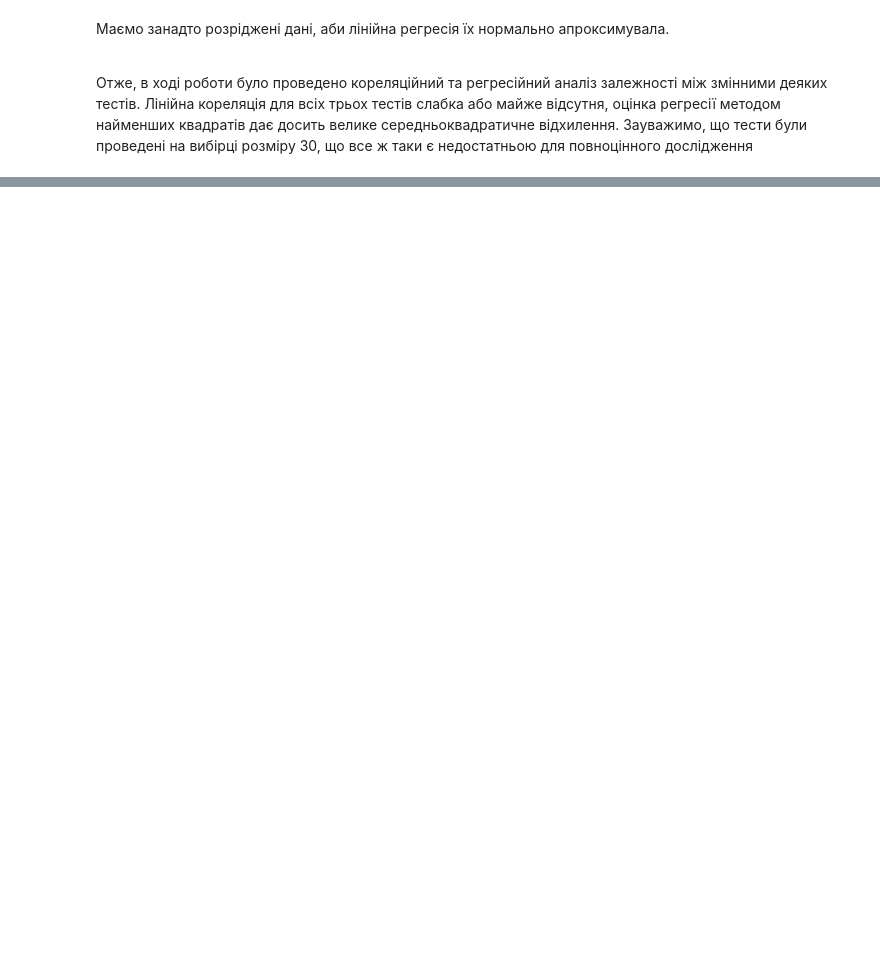
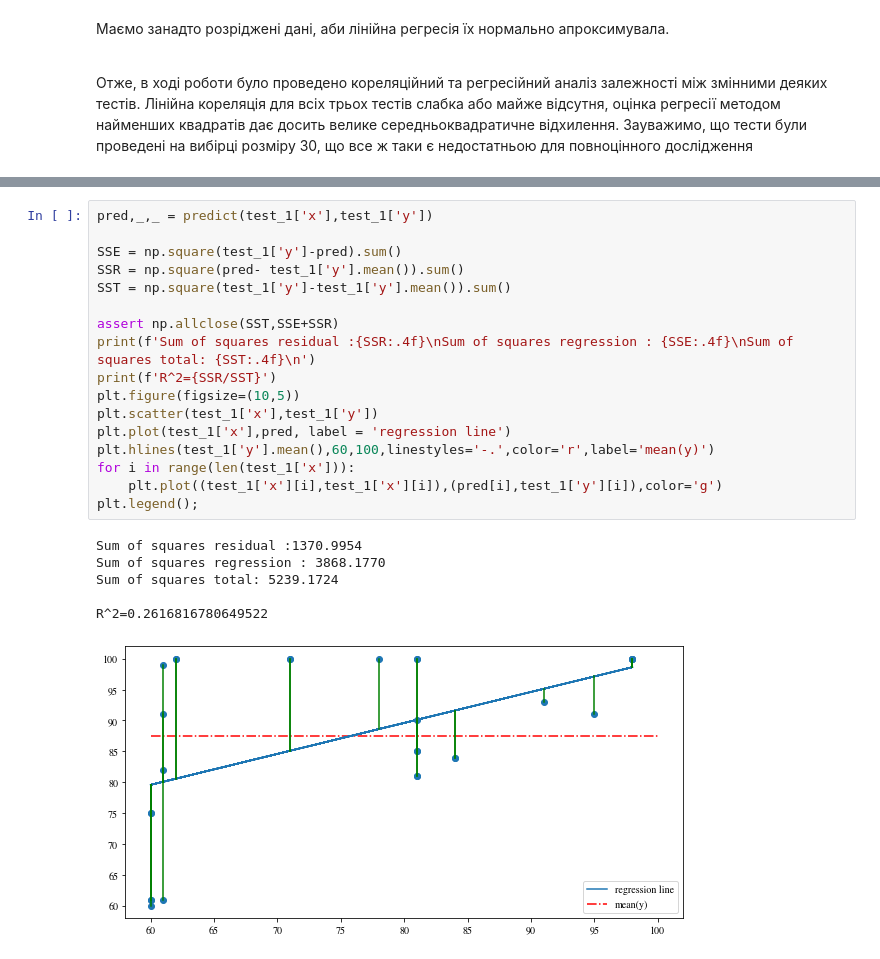
Before and after one commit to EddieKro/Data-Analysis, a Jupyter notebook: projects/task3/Task3.ipynb, the cells around one changed output, grey strips where cells are left out. Drawn from its saved outputs; the diff is of its cells as text; blank space fills up the shorter version.

```diff
--- a/projects/task3/Task3.ipynb
+++ b/projects/task3/Task3.ipynb
@@ -236,0 +252,24 @@ for i in range(3):
+# %%
+pred,_,_ = predict(test_1['x'],test_1['y'])
+
+SSE = np.square(test_1['y']-pred).sum()
+SSR = np.square(pred- test_1['y'].mean()).sum()
+SST = np.square(test_1['y']-test_1['y'].mean()).sum()
+
+assert np.allclose(SST,SSE+SSR)
+print(f'Sum of squares residual :{SSR:.4f}\nSum of squares regression : {SSE:.4f}\nSum of squares total: {SST:.4f}\n')
+print(f'R^2={SSR/SST}')
+plt.figure(figsize=(10,5))
+plt.scatter(test_1['x'],test_1['y'])
+plt.plot(test_1['x'],pred, label = 'regression line')
+plt.hlines(test_1['y'].mean(),60,100,linestyles='-.',color='r',label='mean(y)')
+for i in range(len(test_1['x'])):
+    plt.plot((test_1['x'][i],test_1['x'][i]),(pred[i],test_1['y'][i]),color='g')
+plt.legend();
+# %% [output]
+Sum of squares residual :1370.9954
+Sum of squares regression : 3868.1770
+Sum of squares total: 5239.1724
+
+R^2=0.2616816780649522
+[figure, added]
```
Also changed, not shown: parts of 8 cells of this notebook.
